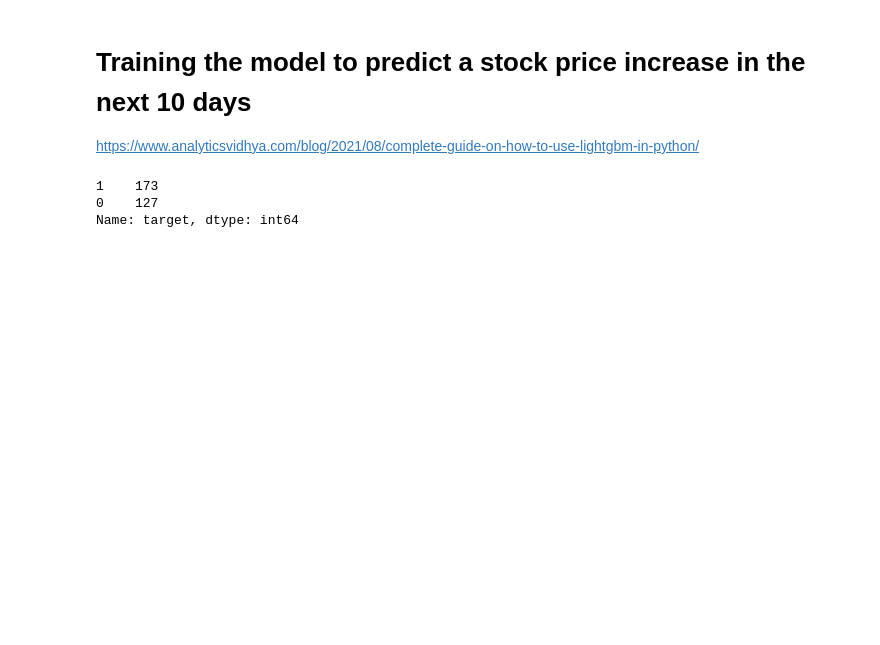
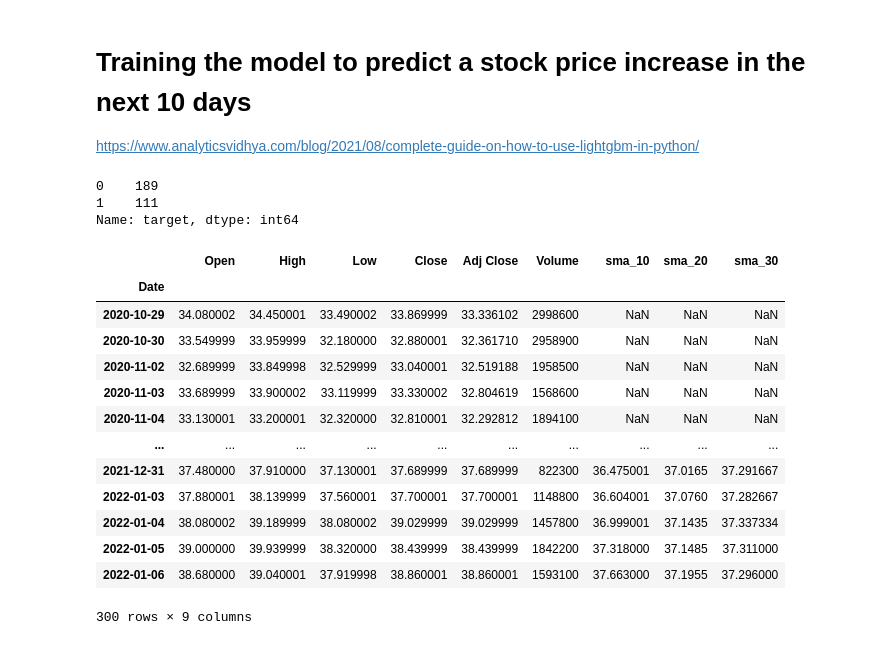
Before and after one commit to dkfreitag/dfinance, a Jupyter notebook: model_training.ipynb, the cells around one changed output. Saved outputs shown, nothing was run; the diff lists cells and outputs as text; code cells hidden in the pictures; blank space fills up the shorter version.

```diff
--- a/model_training.ipynb
+++ b/model_training.ipynb
@@ -13,7 +20,7 @@ import pickle
 
 # pick a number of days divisble by 3 and add 10, since we will do a 66/33 test/train split
 days_of_data = 310
-data = yf.download(tickers='RXMD', period=f'{days_of_data}d', progress=False)
+data = yf.download(tickers='HOG', period=f'{days_of_data}d', progress=False)
 
 # Code the target variable 1 for a day if the price goes above
 # that day's price * 1.05 (5% increase) any day in the next 10 days.
@@ -30,12 +37,12 @@ for d in range(0, days_of_data - 10):
         if close_day_i > close_day_zero * 1.05:
             data.iloc[d:d+1, 6] = 1
 
-# truncate so we just have the first 90 rows, since we can't code the last 10
+# truncate so we just have the first set of rows, since we can't code the last 10
 data = data.head(days_of_data - 10)
 # %%
 # check distribution of 0 vs. 1
 data['target'].value_counts()
 # %% [output]
-1    173
-0    127
+0    189
+1    111
 Name: target, dtype: int64
@@ -45,0 +49,43 @@ Name: target, dtype: int64
+# %%
+###############################################
+# attach additional features to each row here #
+###############################################
+
+# set up running_df
+running_df = pd.DataFrame([], columns=['Date', 'Open', 'High', 'Low', 'Close', 'Adj Close', 'Volume'])
+running_df.index = running_df['Date']
+running_df.drop(columns=['Date'], inplace=True)
+
+# add columns
+running_df['sma_10'] = np.NaN
+running_df['sma_20'] = np.NaN
+running_df['sma_30'] = np.NaN
+
+for i in range(len(data)):
+    running_df = running_df.append(data.iloc[i:i+1, 0:6])
+
+    if len(running_df) > 10:
+        running_df.iloc[-1:-2:-1, 6] = SMA(running_df.iloc[-1:-11:-1]['Close'].values, timeperiod=10)[-1]
+
+    if len(running_df) > 20:
+        running_df.iloc[-1:-2:-1, 7] = SMA(running_df.iloc[-1:-21:-1]['Close'].values, timeperiod=20)[-1]
+
+    if len(running_df) > 30:
+        running_df.iloc[-1:-2:-1, 8] = SMA(running_df.iloc[-1:-31:-1]['Close'].values, timeperiod=30)[-1]
+
+running_df
+# %% [output]
+|  | Open | High | Low | Close | Adj Close | Volume | sma_10 | sma_20 | sma_30 |
+| Date |  |  |  |  |  |  |  |  |  |
+| 2020-10-29 | 34.080002 | 34.450001 | 33.490002 | 33.869999 | 33.336102 | 2998600 | NaN | NaN | NaN |
+| 2020-10-30 | 33.549999 | 33.959999 | 32.180000 | 32.880001 | 32.361710 | 2958900 | NaN | NaN | NaN |
+| 2020-11-02 | 32.689999 | 33.849998 | 32.529999 | 33.040001 | 32.519188 | 1958500 | NaN | NaN | NaN |
+| 2020-11-03 | 33.689999 | 33.900002 | 33.119999 | 33.330002 | 32.804619 | 1568600 | NaN | NaN | NaN |
+| 2020-11-04 | 33.130001 | 33.200001 | 32.320000 | 32.810001 | 32.292812 | 1894100 | NaN | NaN | NaN |
+| ... | ... | ... | ... | ... | ... | ... | ... | ... | ... |
+| 2021-12-31 | 37.480000 | 37.910000 | 37.130001 | 37.689999 | 37.689999 | 822300 | 36.475001 | 37.0165 | 37.291667 |
+| 2022-01-03 | 37.880001 | 38.139999 | 37.560001 | 37.700001 | 37.700001 | 1148800 | 36.604001 | 37.0760 | 37.282667 |
+| 2022-01-04 | 38.080002 | 39.189999 | 38.080002 | 39.029999 | 39.029999 | 1457800 | 36.999001 | 37.1435 | 37.337334 |
+| 2022-01-05 | 39.000000 | 39.939999 | 38.320000 | 38.439999 | 38.439999 | 1842200 | 37.318000 | 37.1485 | 37.311000 |
+| 2022-01-06 | 38.680000 | 39.040001 | 37.919998 | 38.860001 | 38.860001 | 1593100 | 37.663000 | 37.1955 | 37.296000 |
+300 rows × 9 columns
```
Also changed, not shown: parts of 16 cells of this notebook, 7 other files.
